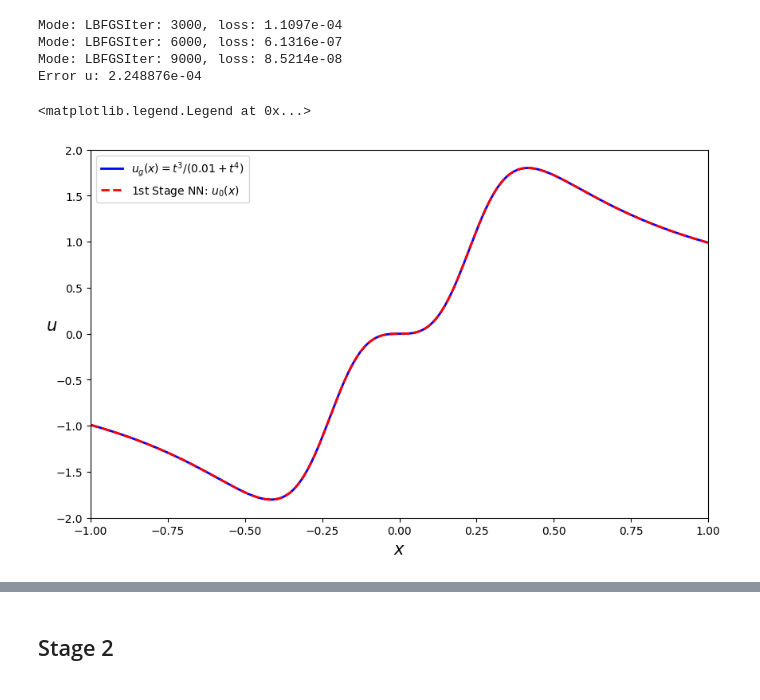
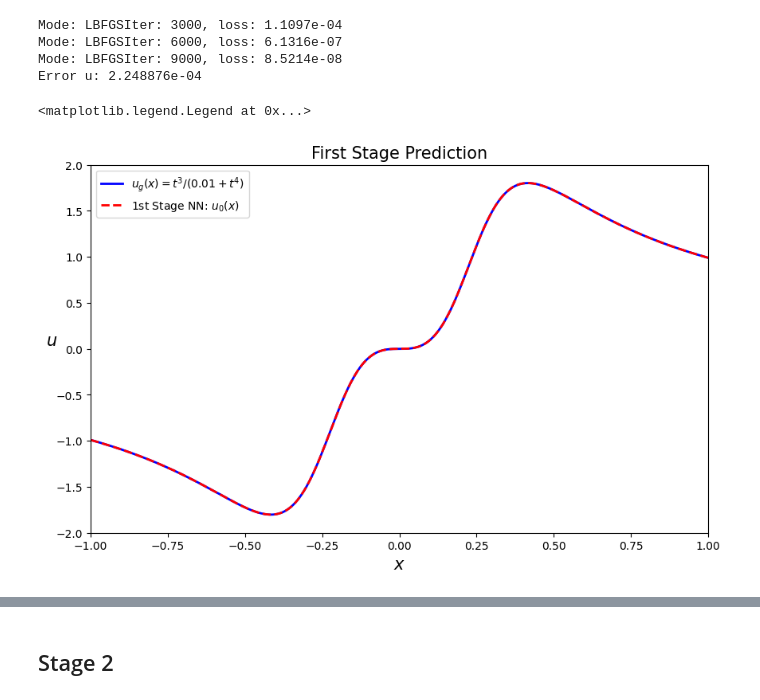
Before and after one commit to akavuturu/MultistageNN, a Jupyter notebook: Regression/MultiStageRegNN_1D.ipynb, the cells around one changed output, grey strips where cells are left out. Drawn from its saved outputs; the diff is of its cells as text; code cells hidden in the pictures.

```diff
--- a/Regression/MultiStageRegNN_1D.ipynb
+++ b/Regression/MultiStageRegNN_1D.ipynb
@@ -388,18 +381,19 @@ Error u: 2.248876e-04
 # %%
 xmin = x_eval.numpy().min()
 xmax = x_eval.numpy().max()
 
 plt.figure(figsize=(10, 6))
 plt.plot(t_eval, x_eval, 'b-', linewidth = 2, label = '$u_g(x) = t^3/(0.01 + t^4)$')
 plt.plot(t_eval, x_pred, 'r--', linewidth = 2, label = '1st Stage NN: $u_0(x)$')
 plt.ylabel('$u$', fontsize=15, rotation = 0)
 plt.xlabel('$x$', fontsize=15, rotation = 0)
 plt.xlim([-1.0, 1.0])
 plt.ylim([-2, 2])
+plt.title('First Stage Prediction', fontsize=15)
 plt.legend()
 # %% [output]
 <matplotlib.legend.Legend at 0x...>
-[figure, old version]
+[figure, new version]
 # %%
 # calculate the error for the first stage
 eg_1 = x_train - model_0.predict(t_train)
```
Also changed, not shown: parts of 20 cells of this notebook, 4 other files.
